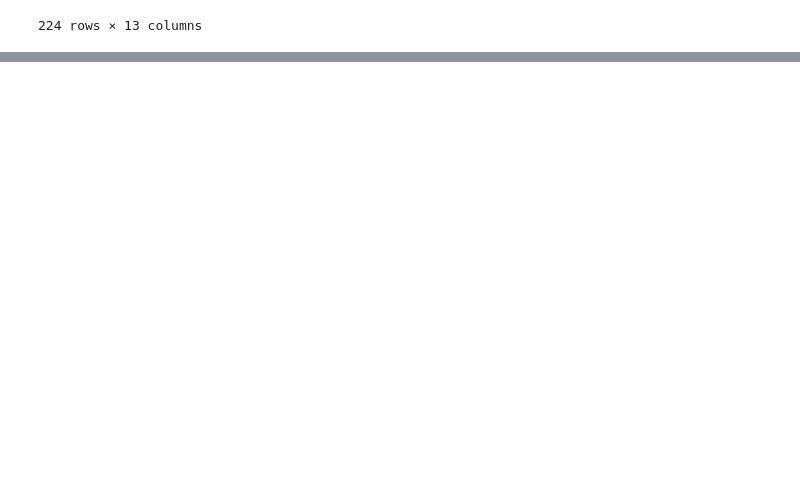
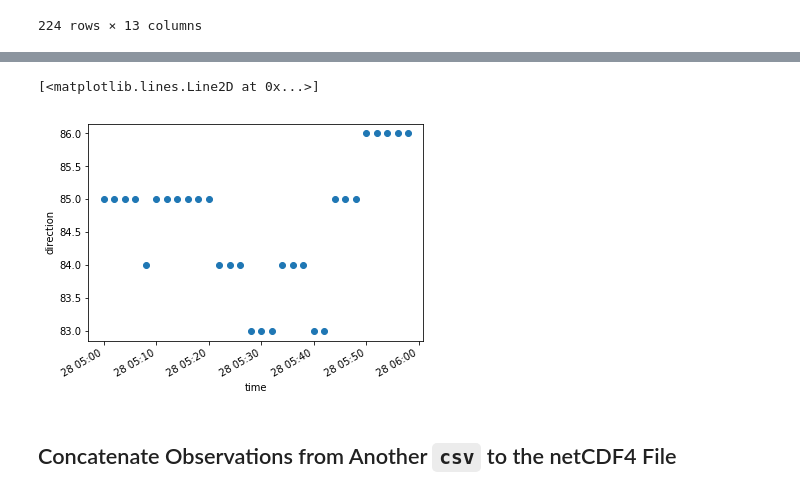
Before and after one commit to SalishSeaCast/analysis-doug, a Jupyter notebook: notebooks/2ndNarrowsHADPCtoERDDAP.ipynb, the cells around one changed output, grey strips where cells are left out. Saved outputs shown, nothing was run; the diff lists cells and outputs as text; code cells hidden in the pictures; blank space fills up the shorter version.

```diff
--- a/notebooks/2ndNarrowsHADPCtoERDDAP.ipynb
+++ b/notebooks/2ndNarrowsHADPCtoERDDAP.ipynb
@@ -116,0 +219,7 @@ hadcp_df \
+# %%
+currents.direction.plot(marker='o', linestyle='None')
+# %% [output]
+[<matplotlib.lines.Line2D at 0x...>]
+[figure, added]
+# %% [markdown]
+## Concatenate Observations from Another `csv` to the netCDF4 File
```
Also changed, not shown: parts of 49 cells of this notebook.
